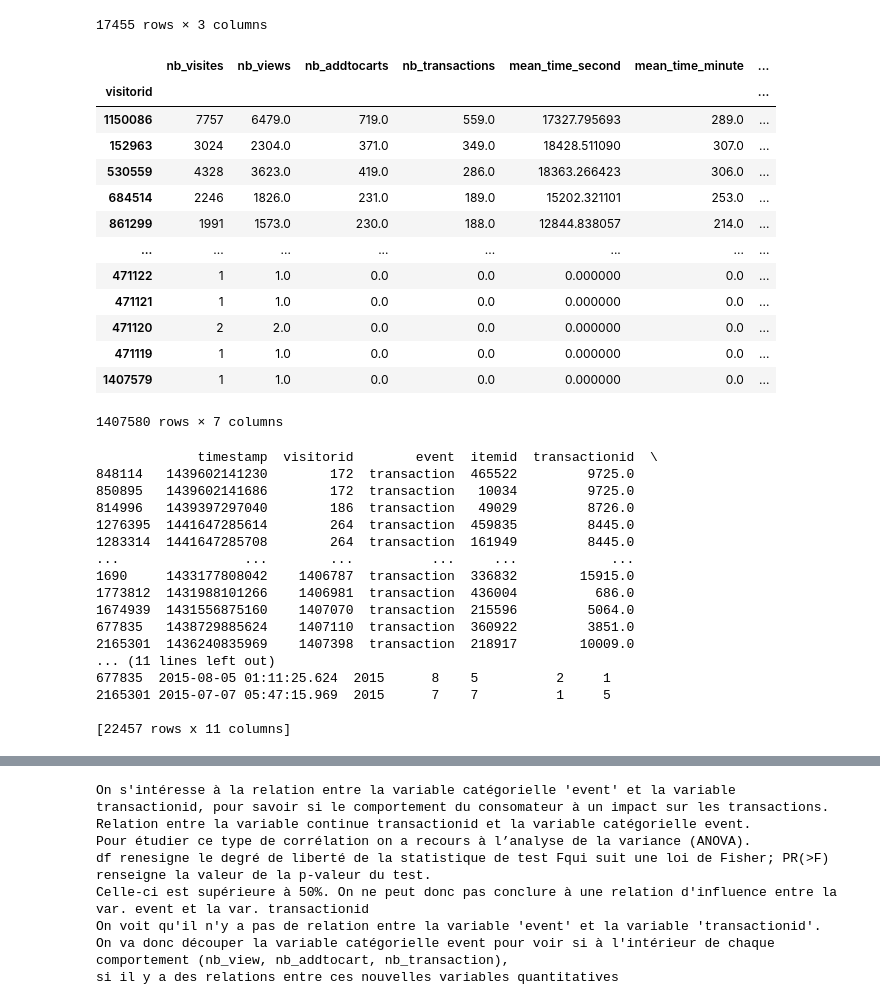
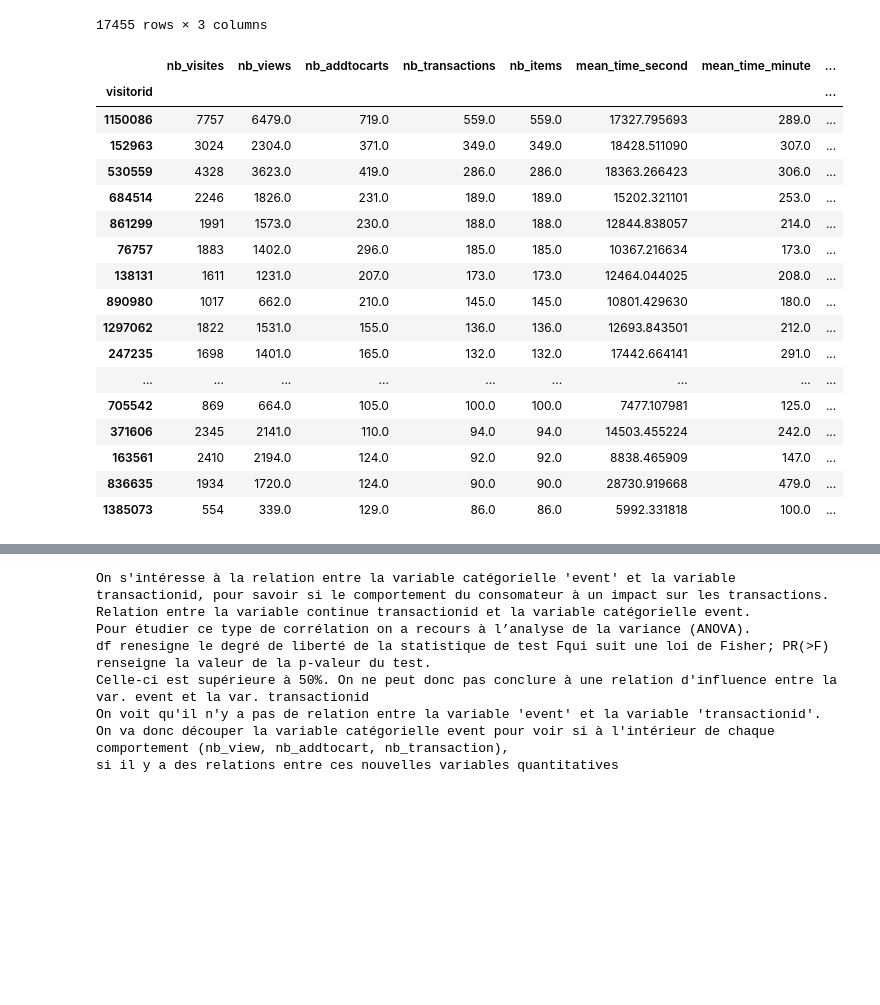
Before and after one commit to soopajot/eCommerce_Customer_Behavior, a Jupyter notebook: suivi_utilisateurs.ipynb, the cells around one changed output, grey strips where cells are left out. Saved outputs shown, nothing was run; the diff lists cells and outputs as text; code cells hidden in the pictures; blank space fills up the shorter version.

```diff
--- a/suivi_utilisateurs.ipynb
+++ b/suivi_utilisateurs.ipynb
@@ -153,42 +153,51 @@ time_mean_transaction
 # %%
 # Nombre de visites
 stats = df.groupby('visitorid').agg({'visitorid':'count'})
 stats = stats.rename(columns={"visitorid": "nb_visites"})
 
 # Nombre de views par visitorid
 view = df.loc[df['event'] == 'view'].groupby('visitorid').agg({'visitorid':'count'})
 view = view.rename(columns={"visitorid": "nb_views"})
 
 # Nombre de addtocarts par visitorid
 addtocart = df.loc[df['event'] == 'addtocart'].groupby('visitorid').agg({'visitorid':'count'})
 addtocart = addtocart.rename(columns={"visitorid": "nb_addtocarts"})
 
 # Nombre de transactions par visitorid
 transaction = df.loc[df['event'] == 'transaction'].groupby('visitorid').agg({'visitorid':'count'})
 transaction = transaction.rename(columns={"visitorid": "nb_transactions"})
 
 # Merge les dataframes
 stats = pd.merge(stats, view, left_index=True, right_index=True, how='left')
 stats = pd.merge(stats, addtocart, left_index=True, right_index=True, how='left')
 stats = pd.merge(stats, transaction, left_index=True, right_index=True, how='left')
 
+# Merge items
+items = df.loc[df['transactionid'] > 0].groupby(by='visitorid').agg({'itemid': 'count'})
+stats = pd.merge(stats, items, left_index=True, right_index=True, how='left')
+stats = stats.rename(columns={"itemid": "nb_items"})
+
 # Merge avec temps moyen passé
 stats = pd.merge(stats, time_mean_visitor, left_index=True, right_index=True, how='left')
 stats = stats.fillna(0)
 stats = stats.sort_values('nb_transactions', ascending=False)
-stats
+stats.head(20)
 # %% [output]
-|  | nb_visites | nb_views | nb_addtocarts | nb_transactions | mean_time_second | mean_time_minute | ... |
-| visitorid |  |  |  |  |  |  | ... |
-| 1150086 | 7757 | 6479.0 | 719.0 | 559.0 | 17327.795693 | 289.0 | ... |
-| 152963 | 3024 | 2304.0 | 371.0 | 349.0 | 18428.511090 | 307.0 | ... |
-| 530559 | 4328 | 3623.0 | 419.0 | 286.0 | 18363.266423 | 306.0 | ... |
-| 684514 | 2246 | 1826.0 | 231.0 | 189.0 | 15202.321101 | 253.0 | ... |
-| 861299 | 1991 | 1573.0 | 230.0 | 188.0 | 12844.838057 | 214.0 | ... |
-| ... | ... | ... | ... | ... | ... | ... | ... |
-| 471122 | 1 | 1.0 | 0.0 | 0.0 | 0.000000 | 0.0 | ... |
-| 471121 | 1 | 1.0 | 0.0 | 0.0 | 0.000000 | 0.0 | ... |
-| 471120 | 2 | 2.0 | 0.0 | 0.0 | 0.000000 | 0.0 | ... |
-| 471119 | 1 | 1.0 | 0.0 | 0.0 | 0.000000 | 0.0 | ... |
-| 1407579 | 1 | 1.0 | 0.0 | 0.0 | 0.000000 | 0.0 | ... |
+|  | nb_visites | nb_views | nb_addtocarts | nb_transactions | nb_items | mean_time_second | mean_time_minute | ... |
+| visitorid |  |  |  |  |  |  |  | ... |
+| 1150086 | 7757 | 6479.0 | 719.0 | 559.0 | 559.0 | 17327.795693 | 289.0 | ... |
+| 152963 | 3024 | 2304.0 | 371.0 | 349.0 | 349.0 | 18428.511090 | 307.0 | ... |
+| 530559 | 4328 | 3623.0 | 419.0 | 286.0 | 286.0 | 18363.266423 | 306.0 | ... |
+| 684514 | 2246 | 1826.0 | 231.0 | 189.0 | 189.0 | 15202.321101 | 253.0 | ... |
+| 861299 | 1991 | 1573.0 | 230.0 | 188.0 | 188.0 | 12844.838057 | 214.0 | ... |
+| 76757 | 1883 | 1402.0 | 296.0 | 185.0 | 185.0 | 10367.216634 | 173.0 | ... |
+| 138131 | 1611 | 1231.0 | 207.0 | 173.0 | 173.0 | 12464.044025 | 208.0 | ... |
+| 890980 | 1017 | 662.0 | 210.0 | 145.0 | 145.0 | 10801.429630 | 180.0 | ... |
+| 1297062 | 1822 | 1531.0 | 155.0 | 136.0 | 136.0 | 12693.843501 | 212.0 | ... |
+| 247235 | 1698 | 1401.0 | 165.0 | 132.0 | 132.0 | 17442.664141 | 291.0 | ... |
+| ... | ... | ... | ... | ... | ... | ... | ... | ... |
+| 705542 | 869 | 664.0 | 105.0 | 100.0 | 100.0 | 7477.107981 | 125.0 | ... |
+| 371606 | 2345 | 2141.0 | 110.0 | 94.0 | 94.0 | 14503.455224 | 242.0 | ... |
+| 163561 | 2410 | 2194.0 | 124.0 | 92.0 | 92.0 | 8838.465909 | 147.0 | ... |
+| 836635 | 1934 | 1720.0 | 124.0 | 90.0 | 90.0 | 28730.919668 | 479.0 | ... |
+| 1385073 | 554 | 339.0 | 129.0 | 86.0 | 86.0 | 5992.331818 | 100.0 | ... |
-1407580 rows × 7 columns
@@ -219,30 +203,0 @@ labels = cluster.labels_
-# %%
-#tmp = df.loc[df.columns == 'date','visitorid'].groupby('visitorid')
-#print(df.groupby(by="visitorid"))
-
-#data['visitorid'].value_counts()
-#grouped = data.groupby("visitorid")
-#grouped
-
-# 1150086
-bydate = df.sort_values(by=['visitorid', 'date'], ascending=True)
-transactions = bydate.loc[bydate['event'] == 'transaction']
-print(transactions)
-# %% [output]
-             timestamp  visitorid        event  itemid  transactionid  \
-848114   1439602141230        172  transaction  465522         9725.0
-850895   1439602141686        172  transaction   10034         9725.0
-814996   1439397297040        186  transaction   49029         8726.0
-1276395  1441647285614        264  transaction  459835         8445.0
-1283314  1441647285708        264  transaction  161949         8445.0
-...                ...        ...          ...     ...            ...
-1690     1433177808042    1406787  transaction  336832        15915.0
-1773812  1431988101266    1406981  transaction  436004          686.0
-1674939  1431556875160    1407070  transaction  215596         5064.0
-677835   1438729885624    1407110  transaction  360922         3851.0
-2165301  1436240835969    1407398  transaction  218917        10009.0
-... (11 lines left out)
-677835  2015-08-05 01:11:25.624  2015      8    5          2     1
-2165301 2015-07-07 05:47:15.969  2015      7    7          1     5
-
-[22457 rows x 11 columns]
```
Also changed, not shown: parts of 3 cells of this notebook.
